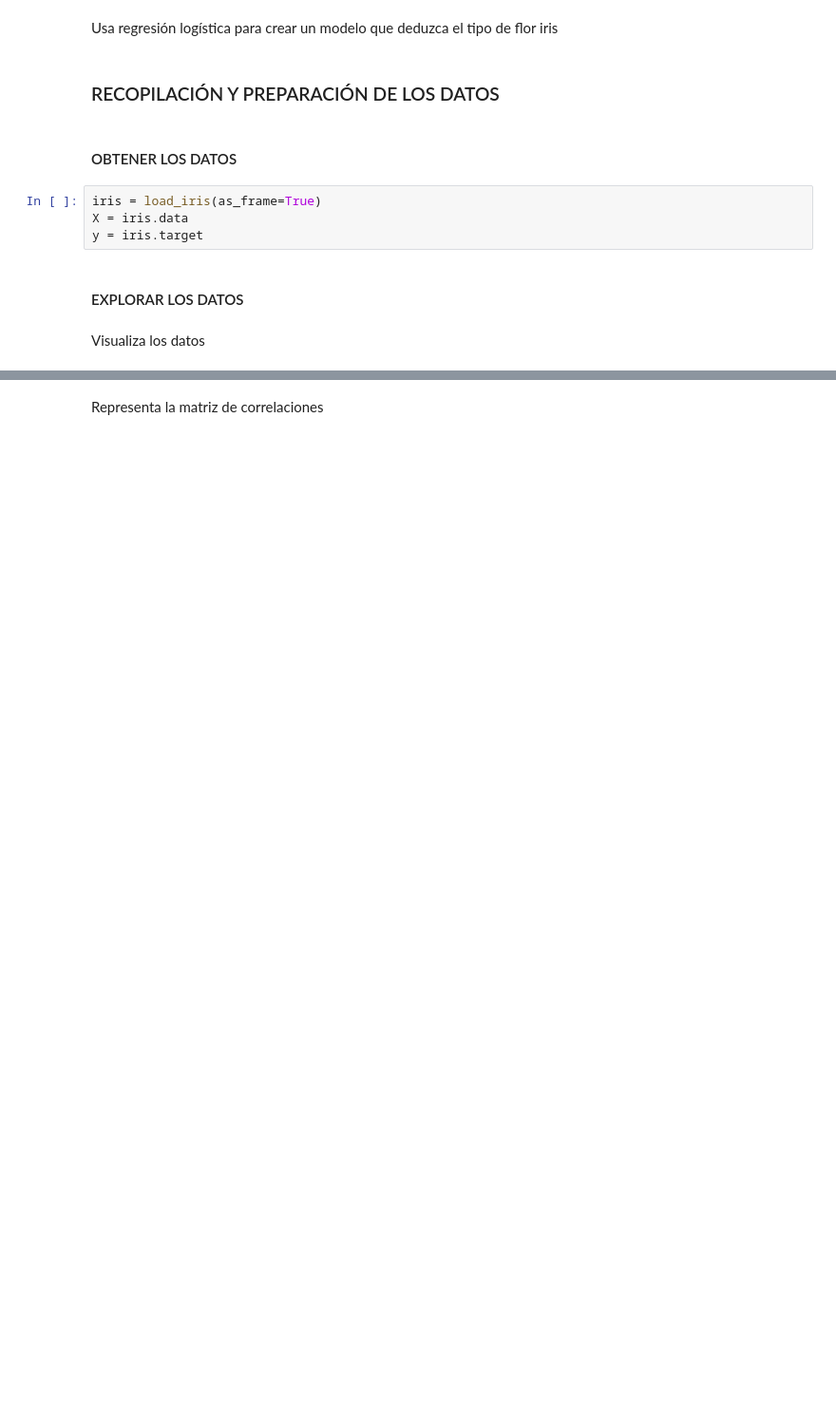
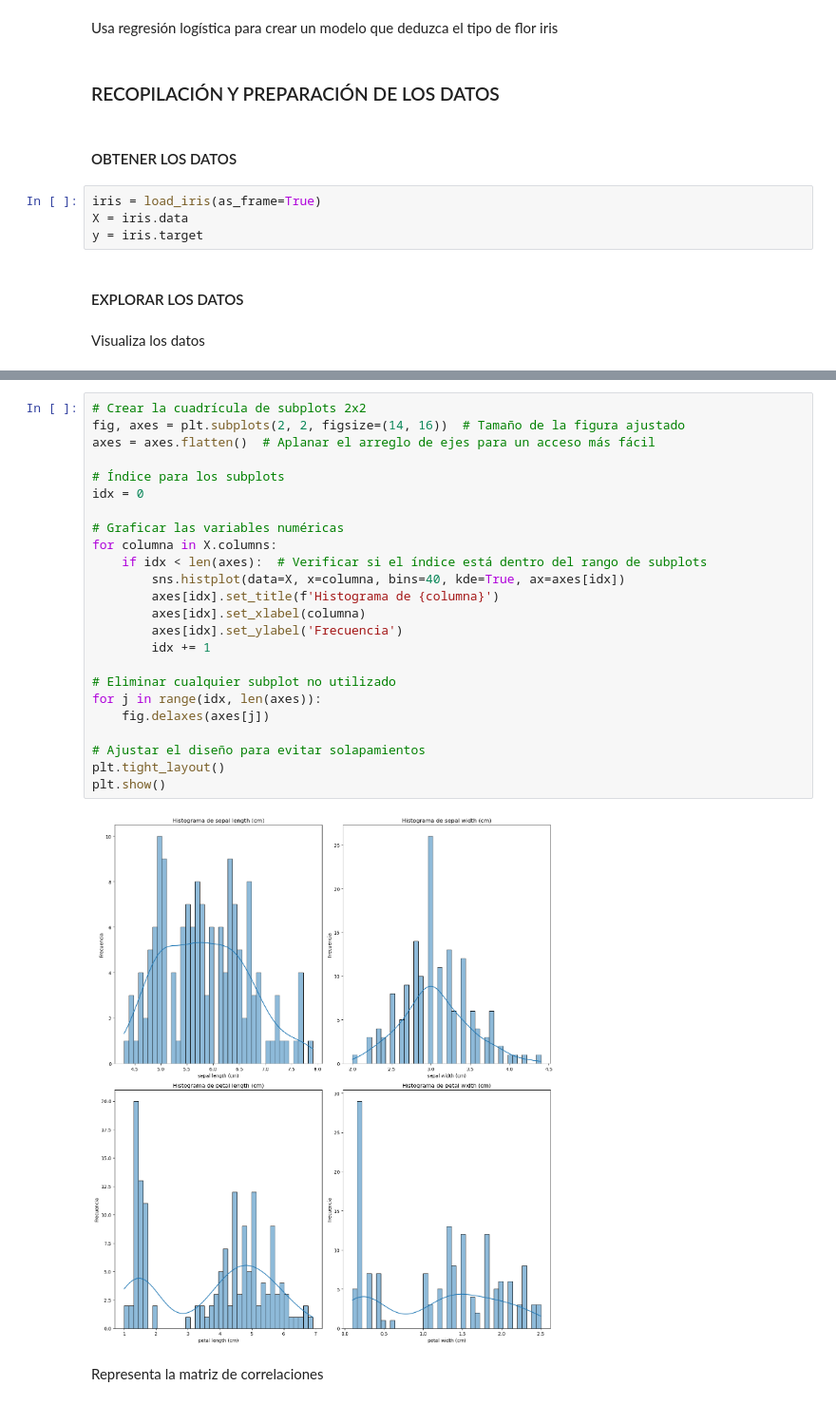
Before and after one commit to Mario-Lopez-Gonzalez/Python_clase, a Jupyter notebook: SAPA/Ejercicios/2_11Ejercicios.ipynb, the cells around one changed output, grey strips where cells are left out. Shown at 95% size. Saved outputs shown, nothing was run; the diff lists cells and outputs as text; blank space fills up the shorter version.

```diff
--- a/SAPA/Ejercicios/2_11Ejercicios.ipynb
+++ b/SAPA/Ejercicios/2_11Ejercicios.ipynb
@@ -283,2 +391,28 @@ Visualiza los datos
+# %%
+# Crear la cuadrícula de subplots 2x2
+fig, axes = plt.subplots(2, 2, figsize=(14, 16))  # Tamaño de la figura ajustado
+axes = axes.flatten()  # Aplanar el arreglo de ejes para un acceso más fácil
+
+# Índice para los subplots
+idx = 0
+
+# Graficar las variables numéricas
+for columna in X.columns:
+    if idx < len(axes):  # Verificar si el índice está dentro del rango de subplots
+        sns.histplot(data=X, x=columna, bins=40, kde=True, ax=axes[idx])
+        axes[idx].set_title(f'Histograma de {columna}')
+        axes[idx].set_xlabel(columna)
+        axes[idx].set_ylabel('Frecuencia')
+        idx += 1
+
+# Eliminar cualquier subplot no utilizado
+for j in range(idx, len(axes)):
+    fig.delaxes(axes[j])
+
+# Ajustar el diseño para evitar solapamientos
+plt.tight_layout()
+plt.show()
+# %% [output]
+[figure, added]
 # %% [markdown]
 Representa la matriz de correlaciones
```
Also changed, not shown: parts of 31 cells of this notebook, 3 other files.
